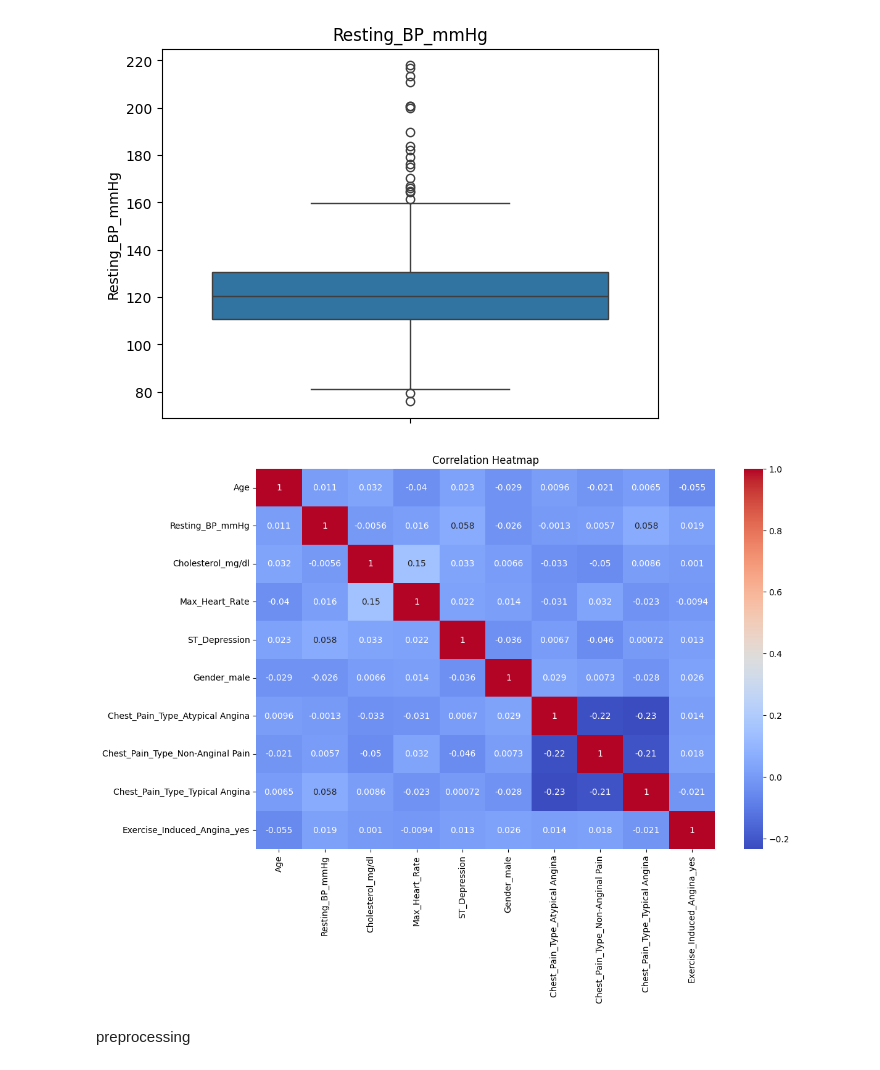
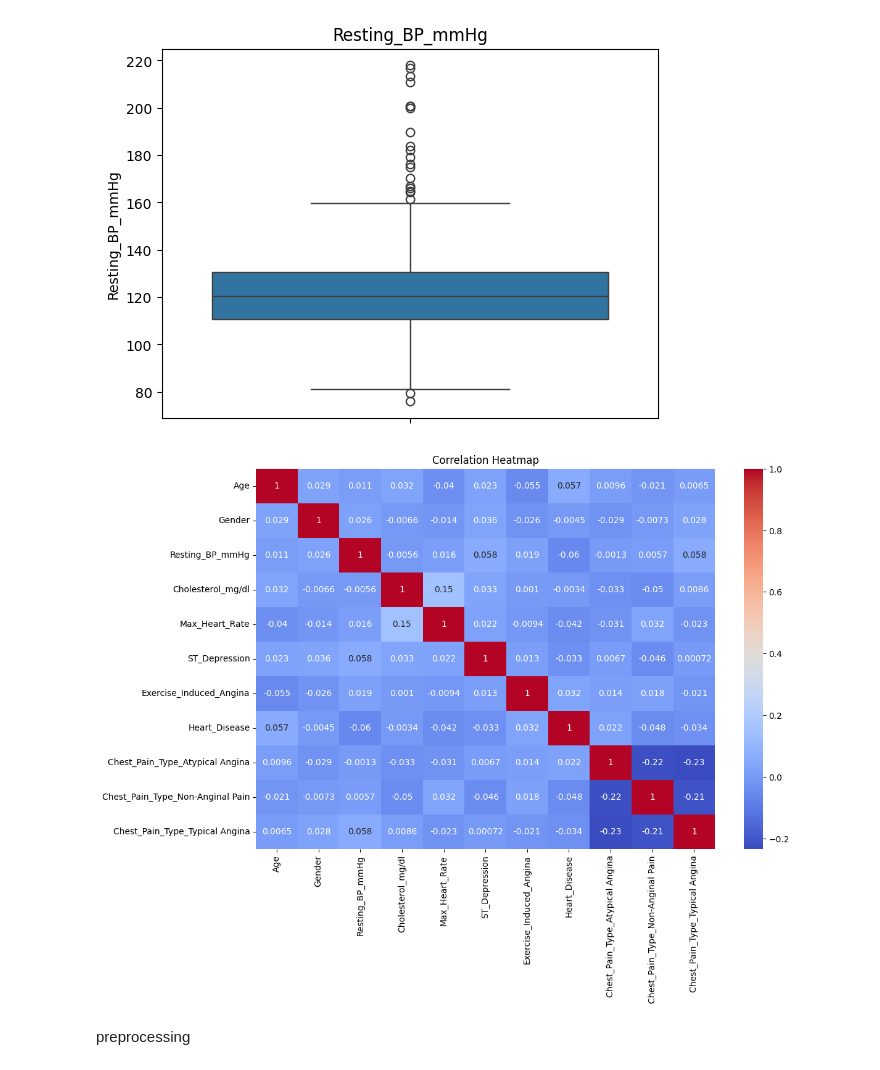
Before and after one commit to Mazen-Morsy/ML-Final, a Jupyter notebook: Heart_Disease_prediction.ipynb, the cells around one changed output. Cells and saved outputs as stored; diff of their text form; code cells hidden in the pictures.

Commit message:
heat map and pair plot

```diff
--- a/Heart_Disease_prediction.ipynb
+++ b/Heart_Disease_prediction.ipynb
@@ -318,20 +318,56 @@ plt.title('Resting_BP_mmHg')
 plt.show()
 # %% [output]
 [figure]
+# %%
+# Clean Gender
+df['Gender'] = df['Gender'].str.lower()
+
+# Encode Gender
+df['Gender'] = df['Gender'].map({
+    'male': 0,
+    'female': 1
+})
+
+
+# Clean Exercise_Induced_Angina
+df['Exercise_Induced_Angina'] = (
+    df['Exercise_Induced_Angina']
+    .str.lower()
+)
+
+# Encode Exercise_Induced_Angina
+df['Exercise_Induced_Angina'] = df['Exercise_Induced_Angina'].map({
+    'no': 0,
+    'yes': 1
+})
+
+
+# Clean Heart Disease
+df['Heart_Disease'] = df['Heart_Disease'].replace({
+    'zero': 0,
+    'one': 1
+})
+
+
+# One-hot encode Chest Pain
+df = pd.get_dummies(
+    df,
+    columns=['Chest_Pain_Type'],
+    drop_first=True
+)
 # %%
-corr = X_encoded.corr()
-plt.figure(figsize=(12, 8))  # el heat map
+plt.figure(figsize=(12, 8))
 
 sns.heatmap(
-    corr,
+    df.corr(numeric_only=True),
     annot=True,
     cmap='coolwarm'
 )
 
 plt.title('Correlation Heatmap')
 plt.show()
 # %% [output]
-[figure, old version]
+[figure, new version]
 # %% [markdown]
 preprocessing
 # %%
```
Also changed, not shown: parts of 3 cells of this notebook.
